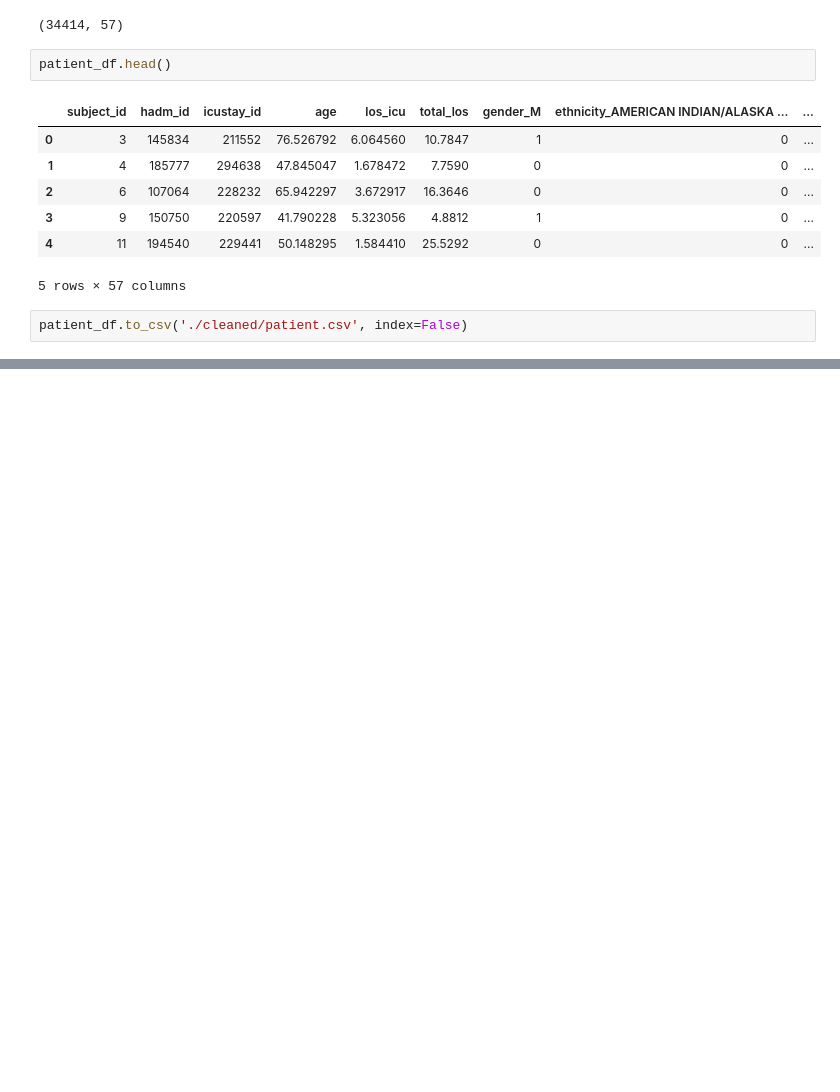
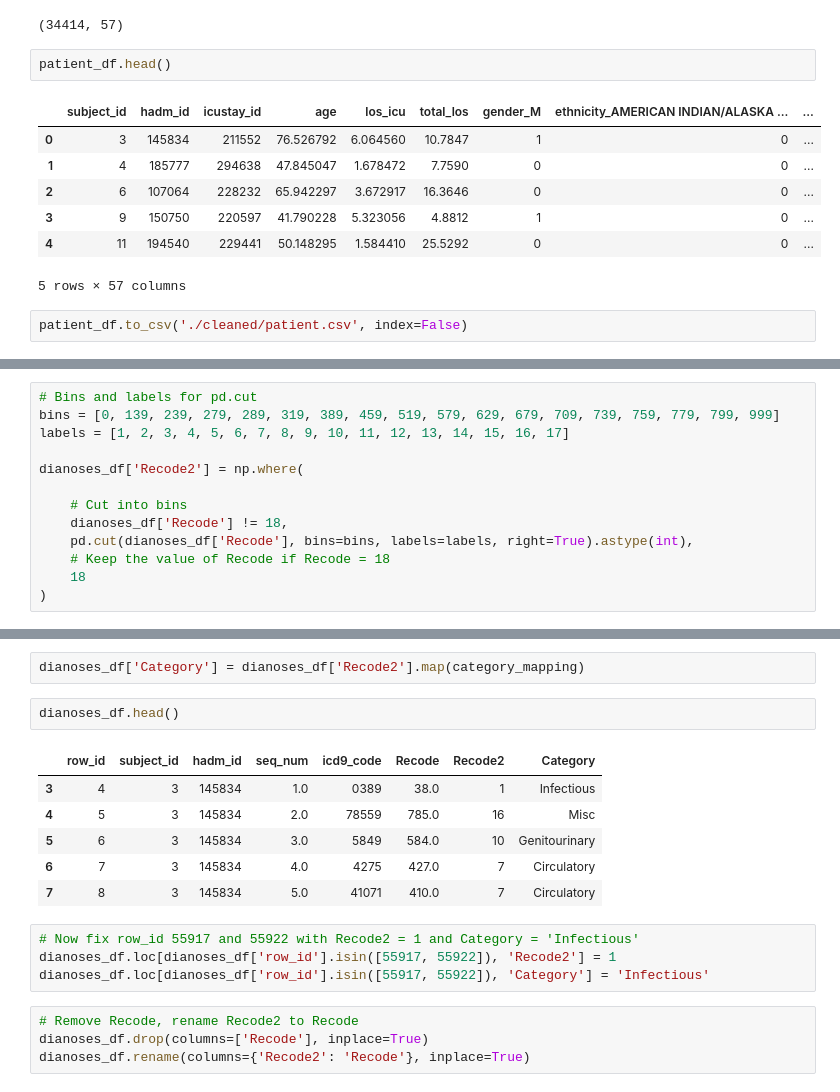
Before and after one commit to hoangziet/Regression_Approach_for_Hospital_Stay, a Jupyter notebook: DATA/feature_extracting.ipynb, the cells around one changed output, grey strips where cells are left out. Saved outputs shown, nothing was run; the diff lists cells and outputs as text; blank space fills up the shorter version.

```diff
--- a/DATA/feature_extracting.ipynb
+++ b/DATA/feature_extracting.ipynb
@@ -233,0 +345,13 @@ lab_df
+# %%
+# Bins and labels for pd.cut
+bins = [0, 139, 239, 279, 289, 319, 389, 459, 519, 579, 629, 679, 709, 739, 759, 779, 799, 999]
+labels = [1, 2, 3, 4, 5, 6, 7, 8, 9, 10, 11, 12, 13, 14, 15, 16, 17]
+
+dianoses_df['Recode2'] = np.where(
+
+    # Cut into bins
+    dianoses_df['Recode'] != 18,
+    pd.cut(dianoses_df['Recode'], bins=bins, labels=labels, right=True).astype(int),
+    # Keep the value of Recode if Recode = 18
+    18
+)
@@ -233,0 +388,19 @@ lab_df
+# %%
+dianoses_df['Category'] = dianoses_df['Recode2'].map(category_mapping)
+# %%
+dianoses_df.head()
+# %% [output]
+|  | row_id | subject_id | hadm_id | seq_num | icd9_code | Recode | Recode2 | Category |
+| 3 | 4 | 3 | 145834 | 1.0 | 0389 | 38.0 | 1 | Infectious |
+| 4 | 5 | 3 | 145834 | 2.0 | 78559 | 785.0 | 16 | Misc |
+| 5 | 6 | 3 | 145834 | 3.0 | 5849 | 584.0 | 10 | Genitourinary |
+| 6 | 7 | 3 | 145834 | 4.0 | 4275 | 427.0 | 7 | Circulatory |
+| 7 | 8 | 3 | 145834 | 5.0 | 41071 | 410.0 | 7 | Circulatory |
+# %%
+# Now fix row_id 55917 and 55922 with Recode2 = 1 and Category = 'Infectious'
+dianoses_df.loc[dianoses_df['row_id'].isin([55917, 55922]), 'Recode2'] = 1
+dianoses_df.loc[dianoses_df['row_id'].isin([55917, 55922]), 'Category'] = 'Infectious'
+# %%
+# Remove Recode, rename Recode2 to Recode
+dianoses_df.drop(columns=['Recode'], inplace=True)
+dianoses_df.rename(columns={'Recode2': 'Recode'}, inplace=True)
```
Also changed, not shown: parts of 19 cells of this notebook, 4 other files.
